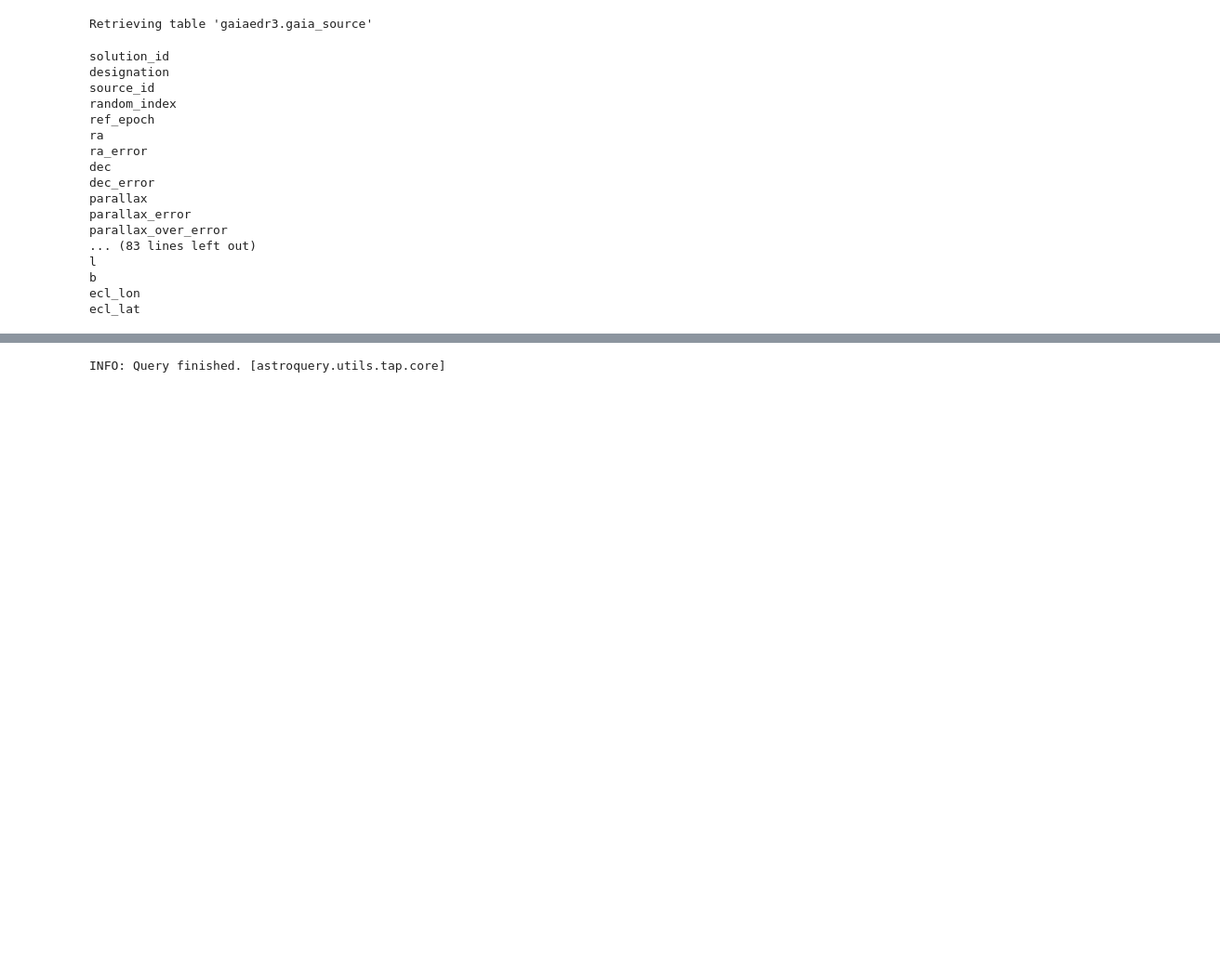
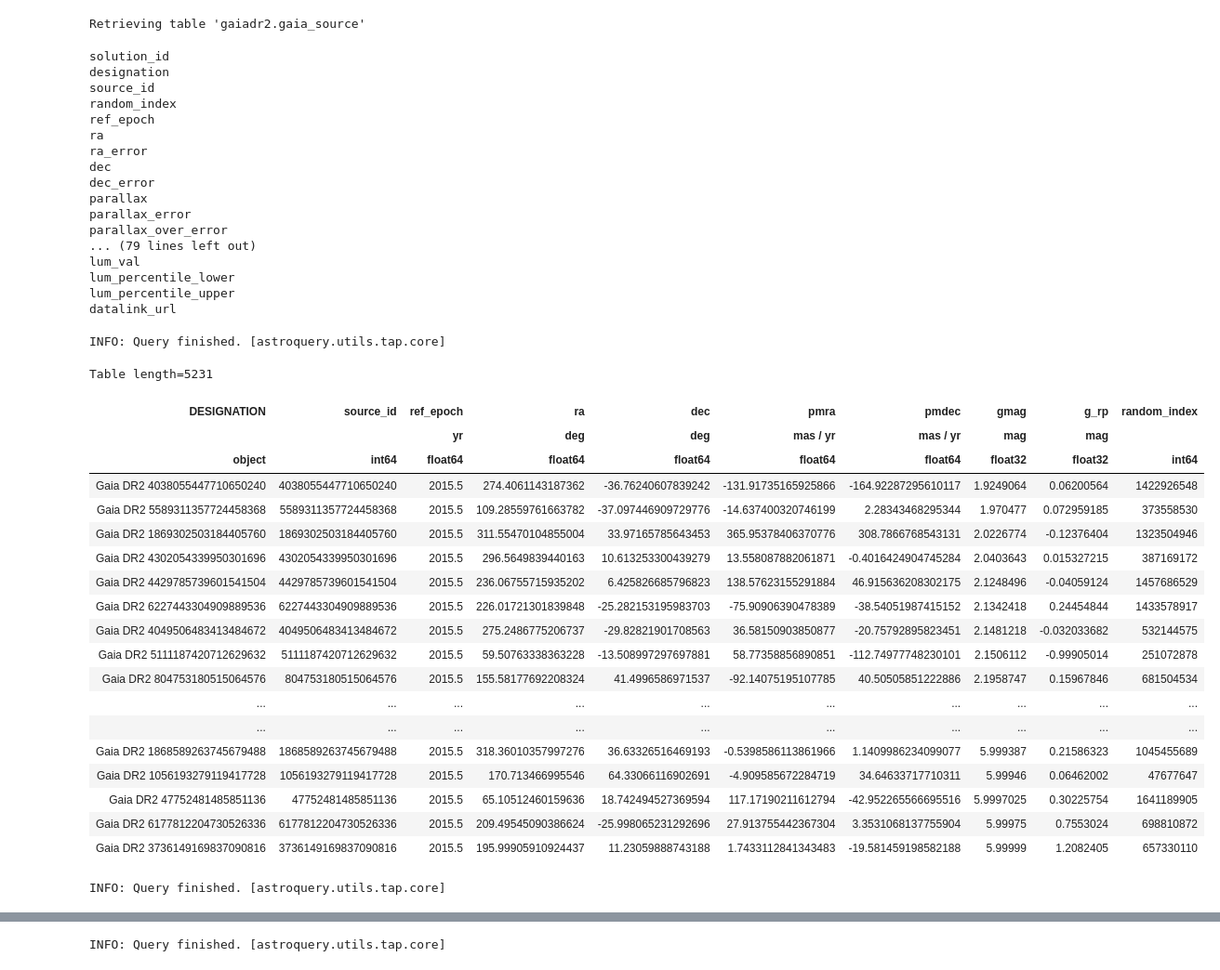
Before and after one commit to MMTObservatory/master_catalogs, a Jupyter notebook: notebooks/gaia.ipynb, the cells around one changed output, grey strips where cells are left out. Shown: that part at 93% size. Drawn from its saved outputs; the diff is of its cells as text; code cells hidden in the pictures; blank space fills up the shorter version.

```diff
--- a/notebooks/gaia.ipynb
+++ b/notebooks/gaia.ipynb
@@ -9,9 +9,9 @@ from astropy.io import ascii
 from astropy.time import Time
 from astropy.coordinates import SkyCoord, Distance
 # %%
-table = Gaia.load_table('gaiaedr3.gaia_source')
+table = Gaia.load_table('gaiadr2.gaia_source')
 # %% [output]
-Retrieving table 'gaiaedr3.gaia_source'
+Retrieving table 'gaiadr2.gaia_source'
 # %%
 SPEC_CAT = ascii.read("../reference_data/color_table.txt").to_pandas()
 
@@ -36,11 +36,42 @@ dec_error
 parallax
 parallax_error
 parallax_over_error
-... (83 lines left out)
-l
-b
-ecl_lon
-ecl_lat
+... (79 lines left out)
+lum_val
+lum_percentile_lower
+lum_percentile_upper
+datalink_url
+# %%
+job = Gaia.launch_job_async(
+        "select all designation,source_id,ref_epoch,ra,dec,pmra,pmdec,phot_g_mean_mag as gmag,g_rp,random_index "
+        f"from gaiadr2.gaia_source where (phot_g_mean_mag > -1 AND phot_g_mean_mag < 6 AND dec > -40 AND "
+        f"pmra IS NOT NULL AND MOD(random_index, 1) = 0) order by gmag"
+    )
+# %% [output]
+INFO: Query finished. [astroquery.utils.tap.core]
+# %%
+job.get_results()
+# %% [output]
+Table length=5231
+| DESIGNATION | source_id | ref_epoch | ra | dec | pmra | pmdec | gmag | g_rp | random_index |
+|  |  | yr | deg | deg | mas / yr | mas / yr | mag | mag |  |
+| object | int64 | float64 | float64 | float64 | float64 | float64 | float32 | float32 | int64 |
+| Gaia DR2 4038055447710650240 | 4038055447710650240 | 2015.5 | 274.4061143187362 | -36.76240607839242 | -131.91735165925866 | -164.92287295610117 | 1.9249064 | 0.06200564 | 1422926548 |
+| Gaia DR2 5589311357724458368 | 5589311357724458368 | 2015.5 | 109.28559761663782 | -37.097446909729776 | -14.637400320746199 | 2.28343468295344 | 1.970477 | 0.072959185 | 373558530 |
+| Gaia DR2 1869302503184405760 | 1869302503184405760 | 2015.5 | 311.55470104855004 | 33.97165785643453 | 365.95378406370776 | 308.7866768543131 | 2.0226774 | -0.12376404 | 1323504946 |
+| Gaia DR2 4302054339950301696 | 4302054339950301696 | 2015.5 | 296.5649839440163 | 10.613253300439279 | 13.558087882061871 | -0.4016424904745284 | 2.0403643 | 0.015327215 | 387169172 |
+| Gaia DR2 4429785739601541504 | 4429785739601541504 | 2015.5 | 236.06755715935202 | 6.425826685796823 | 138.57623155291884 | 46.915636208302175 | 2.1248496 | -0.04059124 | 1457686529 |
+| Gaia DR2 6227443304909889536 | 6227443304909889536 | 2015.5 | 226.01721301839848 | -25.282153195983703 | -75.90906390478389 | -38.54051987415152 | 2.1342418 | 0.24454844 | 1433578917 |
+| Gaia DR2 4049506483413484672 | 4049506483413484672 | 2015.5 | 275.2486775206737 | -29.82821901708563 | 36.58150903850877 | -20.75792895823451 | 2.1481218 | -0.032033682 | 532144575 |
+| Gaia DR2 5111187420712629632 | 5111187420712629632 | 2015.5 | 59.50763338363228 | -13.508997297697881 | 58.77358856890851 | -112.74977748230101 | 2.1506112 | -0.99905014 | 251072878 |
+| Gaia DR2 804753180515064576 | 804753180515064576 | 2015.5 | 155.58177692208324 | 41.4996586971537 | -92.14075195107785 | 40.50505851222886 | 2.1958747 | 0.15967846 | 681504534 |
+| ... | ... | ... | ... | ... | ... | ... | ... | ... | ... |
+| ... | ... | ... | ... | ... | ... | ... | ... | ... | ... |
+| Gaia DR2 1868589263745679488 | 1868589263745679488 | 2015.5 | 318.36010357997276 | 36.63326516469193 | -0.5398586113861966 | 1.1409986234099077 | 5.999387 | 0.21586323 | 1045455689 |
+| Gaia DR2 1056193279119417728 | 1056193279119417728 | 2015.5 | 170.713466995546 | 64.33066116902691 | -4.909585672284719 | 34.64633717710311 | 5.99946 | 0.06462002 | 47677647 |
+| Gaia DR2 47752481485851136 | 47752481485851136 | 2015.5 | 65.10512460159636 | 18.742494527369594 | 117.17190211612794 | -42.952265566695516 | 5.9997025 | 0.30225754 | 1641189905 |
+| Gaia DR2 6177812204730526336 | 6177812204730526336 | 2015.5 | 209.49545090386624 | -25.998065231292696 | 27.913755442367304 | 3.3531068137755904 | 5.99975 | 0.7553024 | 698810872 |
+| Gaia DR2 3736149169837090816 | 3736149169837090816 | 2015.5 | 195.99905910924437 | 11.23059888743188 | 1.7433112841343483 | -19.581459198582188 | 5.99999 | 1.2082405 | 657330110 |
 # %%
 def gaia2mmt(low_mag, high_mag, every=10, outfile=None):
     """
@@ -89,0 +164,8 @@ def gaia2mmt(low_mag, high_mag, every=10, outfile=None):
+# %%
+job = Gaia.launch_job_async(
+        "select top 10 designation,source_id,ref_epoch,ra,dec,pmra,pmdec,phot_g_mean_mag as gmag,g_rp,random_index "
+        f"from gaiadr2.gaia_source where phot_g_mean_mag > 7. AND dec > -40 AND (pmra is not NULL and pmdec is not NULL) AND"
+        f"(ABS(pmra) > 250. OR ABS(pmdec) > 250.) order by gmag"
+    )
+# %% [output]
+INFO: Query finished. [astroquery.utils.tap.core]
```
Also changed, not shown: parts of 4 cells of this notebook, 1 other file.
